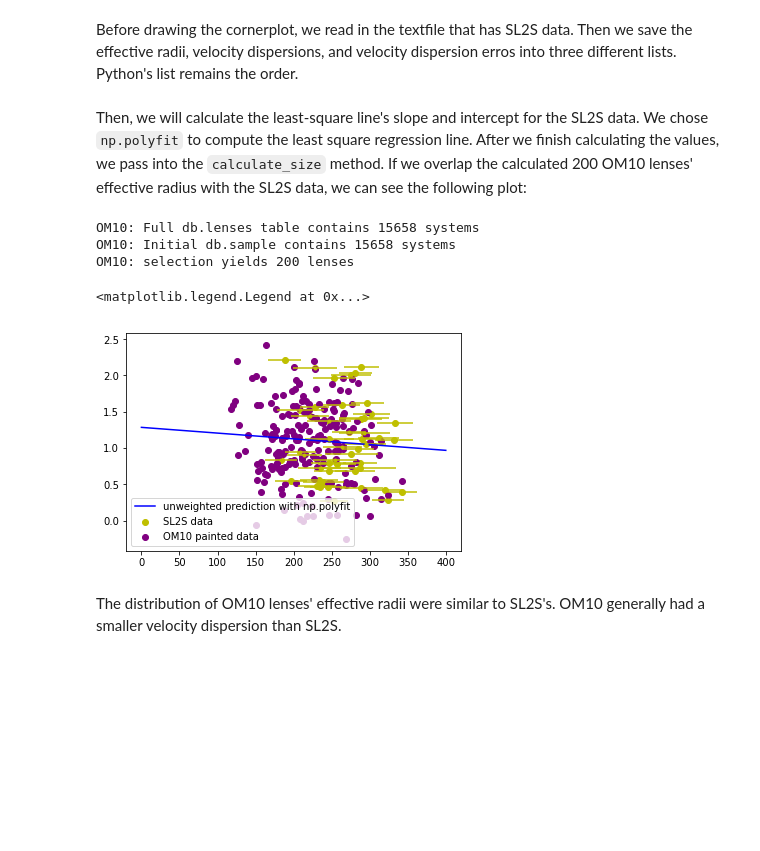
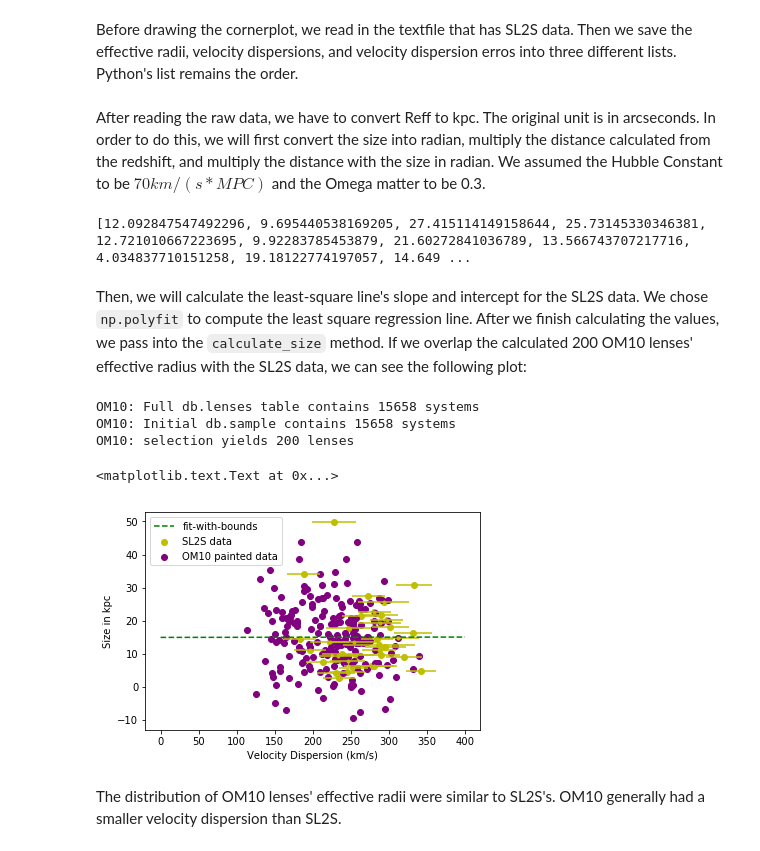
Before and after one commit to jennykim1016/OM10, a Jupyter notebook: notebooks/Color_Comparison.ipynb, the cells around one changed output. Saved outputs shown, nothing was run; the diff lists cells and outputs as text; code cells hidden in the pictures; blank space fills up the shorter version.

```diff
--- a/notebooks/Color_Comparison.ipynb
+++ b/notebooks/Color_Comparison.ipynb
@@ -257,48 +266,66 @@ Before drawing the cornerplot, we read in the textfile that has SL2S data. Then
 # %%
 f3=open('../data/SonnenfeldTable3.txt',"r")
 f1=open('../data/SonnenfeldTable1.txt',"r")
-next(f1) # ignore header - we only have a header for the first text file.
-Reff, veldisp, veldisp_err =[], [], []
+next(f1) # ignore header
+next(f3) # ignore header
+Reff, z, veldisp, veldisp_err =[], [], [], []
 for (line1, line3) in zip(f1, f3): # both text files have same number of columns
     # check empty string -- we are going to get rid of those values
-    if line3.split('\t')[9].split(' ')[0] != '' and line3.split('\t')[9].split(' ')[2] != '' and line1.split(' ')[1] != '':
+    if line3.split('\t')[9].split(' ')[0] != '' and line3.split('\t')[9].split(' ')[2] != '' and line3.split('\t')[7] and line1.split(' ')[1] != '':
         veldisp.append(float(line3.split('\t')[9].split(' ')[0]))
         veldisp_err.append(float(line3.split('\t')[9].split(' ')[2]))
         Reff.append(float(line1.split(' ')[1]))
+        z.append(float(line3.split('\t')[7]))
 f1.close()
 f3.close()
+# %% [markdown]
+After reading the raw data, we have to convert Reff to kpc. The original unit is in arcseconds. In order to do this, we will first convert the size into radian, multiply the distance calculated from the redshift, and multiply the distance with the size in radian.
+We assumed the Hubble Constant to be $70km/(s*MPC)$ and the Omega matter to be 0.3.
+# %%
+cosmo = FlatLambdaCDM(H0=70, Om0=0.3)
+distance_megaparsecs = np.array([cosmo.luminosity_distance(galaxy).value for galaxy in z])
+Reff_radian = np.array([radius/206265.0 for radius in Reff])
+Reff_mpc = np.multiply(distance_megaparsecs, Reff_radian)
+Reff_kpc = Reff_mpc*1000.0
+Reff = Reff_kpc.tolist()
+# %% [output]
+[12.092847547492296, 9.695440538169205, 27.415114149158644, 25.73145330346381, 12.721010667223695, 9.92283785453879, 21.60272841036789, 13.566743707217716, 4.034837710151258, 19.18122774197057, 14.649 ...
 # %% [markdown]
 Then, we will calculate the least-square line's slope and intercept for the SL2S data. We chose `np.polyfit` to compute the least square regression line. After we finish calculating the values, we pass into the `calculate_size` method. If we overlap the calculated 200 OM10 lenses' effective radius with the SL2S data, we can see the following plot:
 # %%
 # draw the initial plot
 plt.scatter(veldisp, Reff, color='y', label='SL2S data')
 plt.errorbar(veldisp, Reff, xerr=veldisp_err, fmt='y.')
 
-x_value = np.arange(0, 400, 0.1) # uniform data points to draw lines
+def func(x, a, b):
+    return a*x+b
 
-#calculate the slope and the intercept and plot it
-slope, intercept = np.polyfit(veldisp, Reff, 1)
-plt.plot(x_value, x_value*slope+intercept, color='blue', label='unweighted prediction with np.polyfit')
+popt, pcov = curve_fit(func, veldisp, Reff)
+plt.plot(x_value, func(x_value, *popt), 'g--', label='fit-with-bounds')
+
+slope, intercept = popt[0], popt[1]
 
 #calculate the standard error from the regression line
 residuals = np.array(Reff) - (np.array([intercept] * len(veldisp)) + np.array(veldisp)*slope)
 standard_error = np.std(residuals)
 
 #Calculate the effective radii for OM10 lensed systems
 db = om10.DB('../data/qso_mock.fits')
 db.select_random(Nlens=200)
 db.calculate_size(slope, intercept, standard_error)
 reff_db = np.array(db.sample['REFF'])
 veldisp_db = np.array(db.sample['VELDISP'])
 
 # overlap the calculated OM10 lenses
 plt.scatter(veldisp_db, reff_db, color='purple', label='OM10 painted data')
 plt.legend()
+plt.xlabel('Velocity Dispersion (km/s)')
+plt.ylabel('Size in kpc')
 # %% [output]
 OM10: Full db.lenses table contains 15658 systems
 OM10: Initial db.sample contains 15658 systems
 OM10: selection yields 200 lenses
-<matplotlib.legend.Legend at 0x...>
+<matplotlib.text.Text at 0x...>
-[figure, old version]
+[figure, new version]
 # %% [markdown]
 The distribution of OM10 lenses' effective radii were similar to SL2S's. OM10 generally had a smaller velocity dispersion than SL2S.
```
Also changed, not shown: parts of 1 cell of this notebook.
